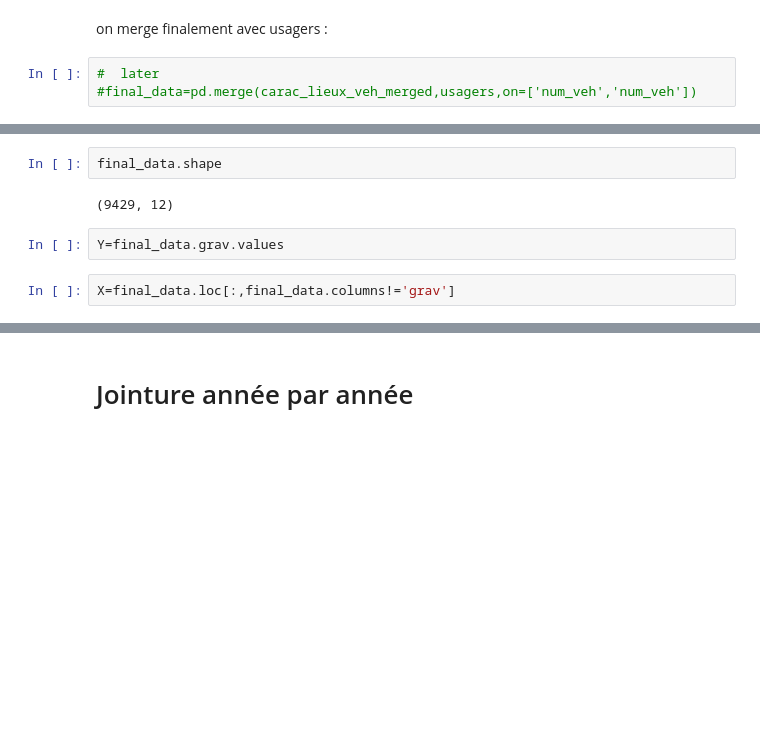
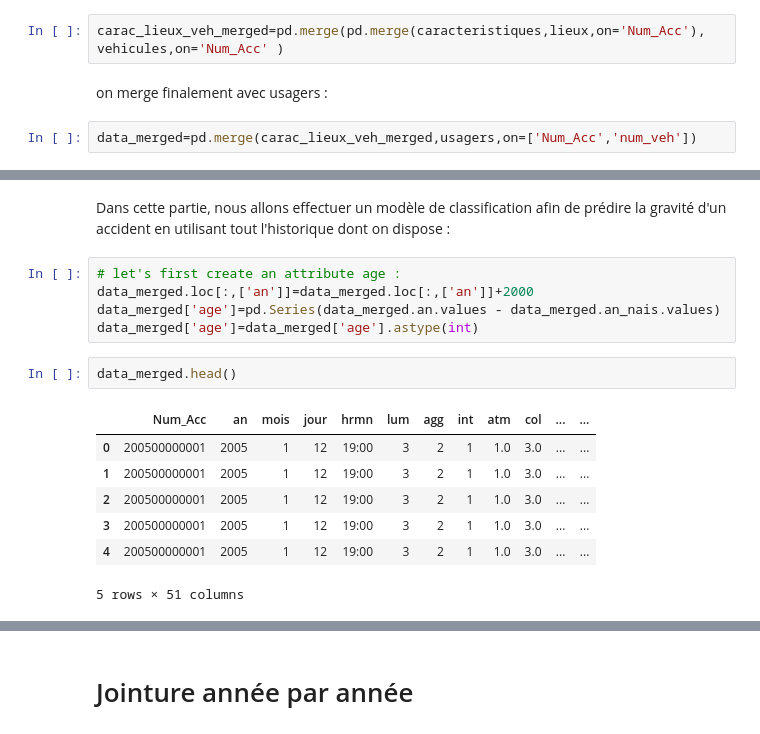
Before and after one commit to Louriz/Big_data_IMT, a Jupyter notebook: accidents-projet.ipynb, the cells around one changed output, grey strips where cells are left out. Saved outputs shown, nothing was run; the diff lists cells and outputs as text; blank space fills up the shorter version.

```diff
--- a/accidents-projet.ipynb
+++ b/accidents-projet.ipynb
@@ -1232,5 +795,6 @@ usagers.head(20)
+# %%
+carac_lieux_veh_merged=pd.merge(pd.merge(caracteristiques,lieux,on='Num_Acc'), vehicules,on='Num_Acc' )
 # %% [markdown]
 on merge finalement avec usagers :
 # %%
-#  later
-#final_data=pd.merge(carac_lieux_veh_merged,usagers,on=['num_veh','num_veh'])
+data_merged=pd.merge(carac_lieux_veh_merged,usagers,on=['Num_Acc','num_veh'])
@@ -1283,8 +808,17 @@ final_data=final_data.dropna()
-# %%
-final_data.shape
-# %% [output]
-(9429, 12)
-# %%
-Y=final_data.grav.values
-# %%
-X=final_data.loc[:,final_data.columns!='grav']
+# %% [markdown]
+Dans cette partie, nous allons effectuer un modèle de classification afin de prédire la gravité d'un accident en utilisant tout l'historique dont on dispose :
+# %%
+# let's first create an attribute age :
+data_merged.loc[:,['an']]=data_merged.loc[:,['an']]+2000
+data_merged['age']=pd.Series(data_merged.an.values - data_merged.an_nais.values)
+data_merged['age']=data_merged['age'].astype(int)
+# %%
+data_merged.head()
+# %% [output]
+|  | Num_Acc | an | mois | jour | hrmn | lum | agg | int | atm | col | ... | ... |
+| 0 | 200500000001 | 2005 | 1 | 12 | 19:00 | 3 | 2 | 1 | 1.0 | 3.0 | ... | ... |
+| 1 | 200500000001 | 2005 | 1 | 12 | 19:00 | 3 | 2 | 1 | 1.0 | 3.0 | ... | ... |
+| 2 | 200500000001 | 2005 | 1 | 12 | 19:00 | 3 | 2 | 1 | 1.0 | 3.0 | ... | ... |
+| 3 | 200500000001 | 2005 | 1 | 12 | 19:00 | 3 | 2 | 1 | 1.0 | 3.0 | ... | ... |
+| 4 | 200500000001 | 2005 | 1 | 12 | 19:00 | 3 | 2 | 1 | 1.0 | 3.0 | ... | ... |
+5 rows × 51 columns
```
Also changed, not shown: parts of 241 cells of this notebook.
